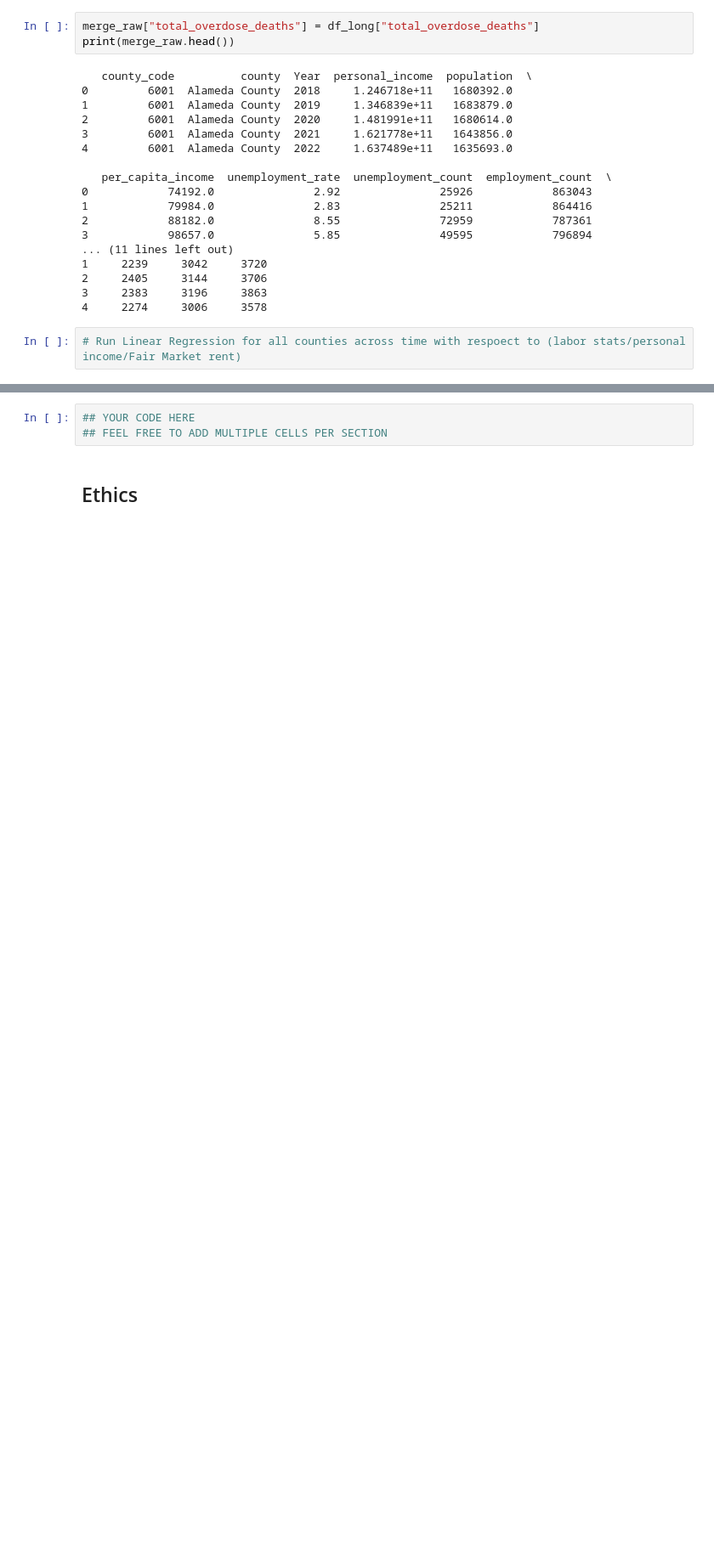
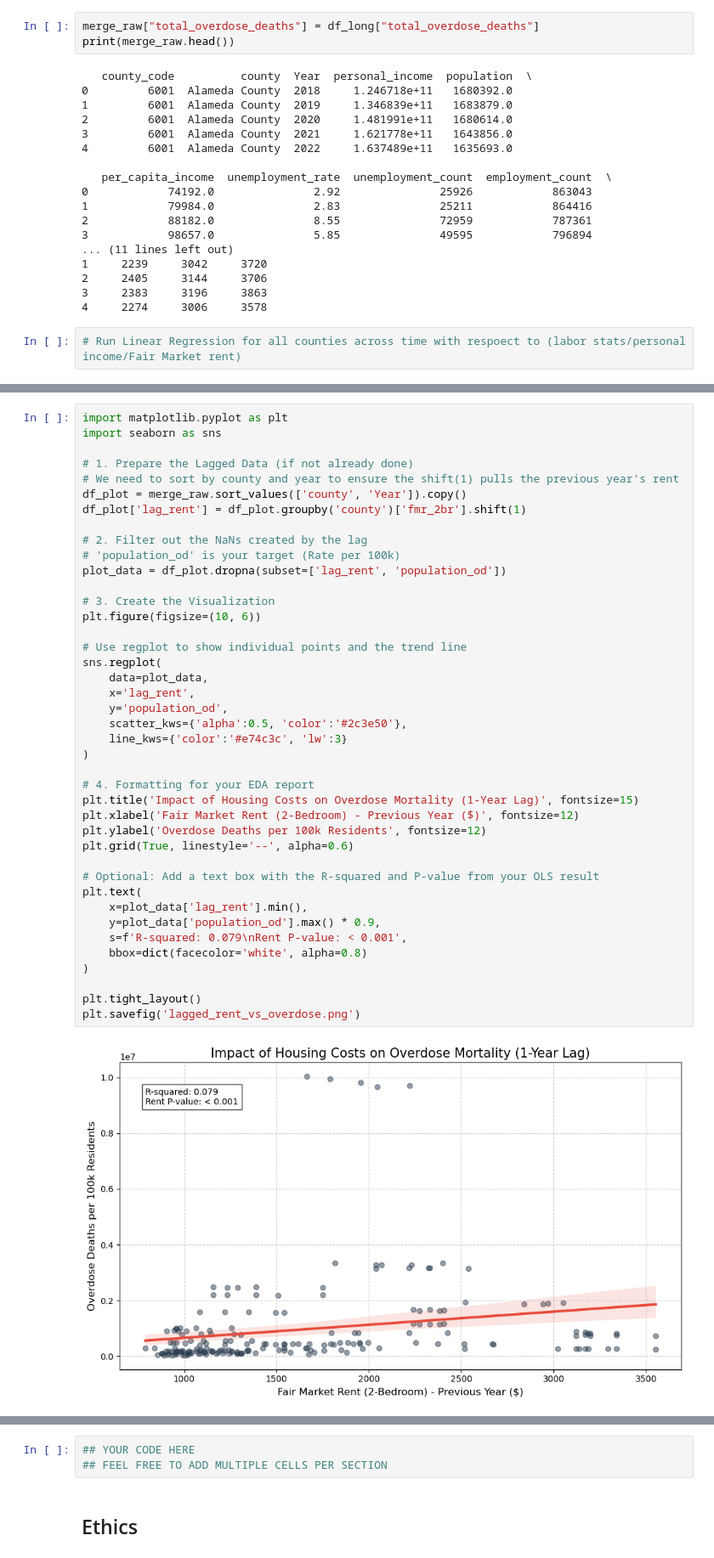
Before and after one commit to COGS108/Group078_WI26, a Jupyter notebook: 02-EDACheckpoint.ipynb, the cells around one changed output, grey strips where cells are left out. Shown at 85% size. Saved outputs shown, nothing was run; the diff lists cells and outputs as text; blank space fills up the shorter version.

```diff
--- a/02-EDACheckpoint.ipynb
+++ b/02-EDACheckpoint.ipynb
@@ -884,0 +1018,43 @@ Some more words and stuff.  Remember notebooks work best if you interleave the c
+# %%
+import matplotlib.pyplot as plt
+import seaborn as sns
+
+# 1. Prepare the Lagged Data (if not already done)
+# We need to sort by county and year to ensure the shift(1) pulls the previous year's rent
+df_plot = merge_raw.sort_values(['county', 'Year']).copy()
+df_plot['lag_rent'] = df_plot.groupby('county')['fmr_2br'].shift(1)
+
+# 2. Filter out the NaNs created by the lag
+# 'population_od' is your target (Rate per 100k)
+plot_data = df_plot.dropna(subset=['lag_rent', 'population_od'])
+
+# 3. Create the Visualization
+plt.figure(figsize=(10, 6))
+
+# Use regplot to show individual points and the trend line
+sns.regplot(
+    data=plot_data,
+    x='lag_rent',
+    y='population_od',
+    scatter_kws={'alpha':0.5, 'color':'#2c3e50'},
+    line_kws={'color':'#e74c3c', 'lw':3}
+)
+
+# 4. Formatting for your EDA report
+plt.title('Impact of Housing Costs on Overdose Mortality (1-Year Lag)', fontsize=15)
+plt.xlabel('Fair Market Rent (2-Bedroom) - Previous Year ($)', fontsize=12)
+plt.ylabel('Overdose Deaths per 100k Residents', fontsize=12)
+plt.grid(True, linestyle='--', alpha=0.6)
+
+# Optional: Add a text box with the R-squared and P-value from your OLS result
+plt.text(
+    x=plot_data['lag_rent'].min(),
+    y=plot_data['population_od'].max() * 0.9,
+    s=f'R-squared: 0.079\nRent P-value: < 0.001',
+    bbox=dict(facecolor='white', alpha=0.8)
+)
+
+plt.tight_layout()
+plt.savefig('lagged_rent_vs_overdose.png')
+# %% [output]
+[figure, added]
```
Also changed, not shown: parts of 13 cells of this notebook.
